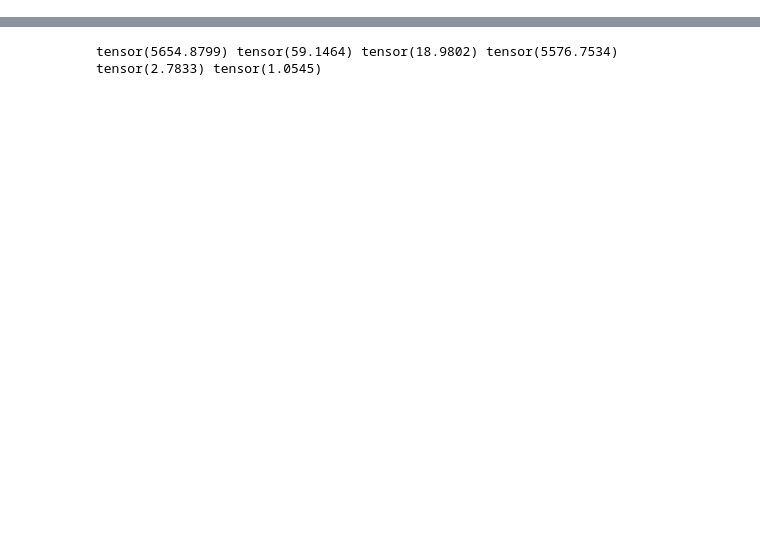
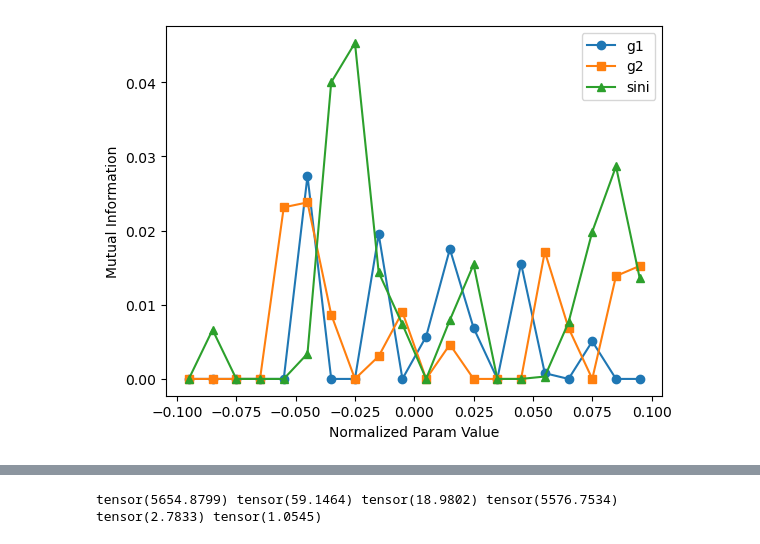
Before and after one commit to KinematicLensing/kl-nn, a Jupyter notebook: arch/diagnostics/feature_extraction_analysis.ipynb, the cells around one changed output, grey strips where cells are left out. Cells and saved outputs as stored; diff of their text form; code cells hidden in the pictures; blank space fills up the shorter version.

```diff
--- a/arch/diagnostics/feature_extraction_analysis.ipynb
+++ b/arch/diagnostics/feature_extraction_analysis.ipynb
@@ -79,4 +79,4 @@ with torch.no_grad():
         fp = batch['fib_pos'].float().to(device)
         features.append(model.extract_features(img, spec, fp).cpu())
 # %%
-features = torch.cat(features, dim=0)
+features = torch.cat(features, dim=0).detach().cpu().numpy()
@@ -85,0 +94,45 @@ z2 = features[:, 512:]
+# %%
+sini = fids[:, 3]
+
+sini_bins = np.digitize(sini, g_edges) - 1
+# %%
+# x_train = features[:90000]
+# g_train = fids[:90000, 0:2]
+# x_val = features[90000:]
+# g_val = fids[90000:, 0:2]
+x_train = features
+g_train = fids
+x_val = features
+g_val = fids
+# %%
+# 1. Fit a simple probe from backbone features (x) to shear (g)
+# x: shape (N, D), g: shape (N, 2)
+probe = Ridge(alpha=1.0).fit(x_train, g_train)
+g_hat = probe.predict(x_val)
+
+# 2. Compute 1D mutual information for g1 and g2 using KSG k-NN
+mi_g1_bins = []
+for i in range(20):
+    mask = (g1_bins == i)
+    mi_g1_bins.append(mutual_info_regression(g_hat[:, [0]][mask], g_val[mask, 0], n_neighbors=10)[0])
+
+mi_g2_bins = []
+for i in range(20):
+    mask = (g2_bins == i)
+    mi_g2_bins.append(mutual_info_regression(g_hat[:, [1]][mask], g_val[mask, 1], n_neighbors=10)[0])
+
+mi_sini_bins = []
+for i in range(20):
+    mask = (sini_bins == i)
+    mi_sini_bins.append(mutual_info_regression(g_hat[:, [3]][mask], g_val[mask, 3], n_neighbors=10)[0])
+# %%
+plt.plot(g_centers, mi_g1_bins, label='g1', marker='o')
+plt.plot(g_centers, mi_g2_bins, label='g2', marker='s')
+plt.plot(g_centers, mi_sini_bins, label='sini', marker='^')
+
+plt.xlabel('Normalized Param Value')
+plt.ylabel('Mutual Information')
+plt.legend()
+plt.show()
+# %% [output]
+[figure, added]
```
Also changed, not shown: parts of 11 cells of this notebook, 15 other files.
